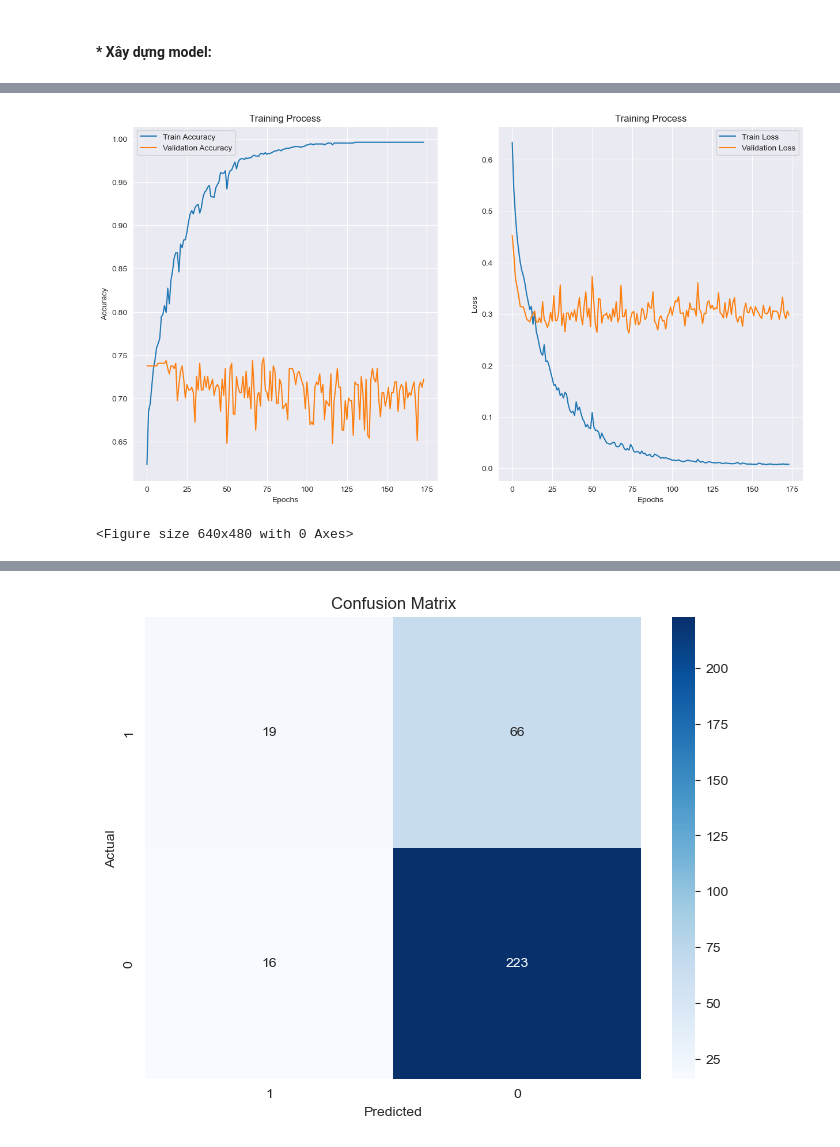
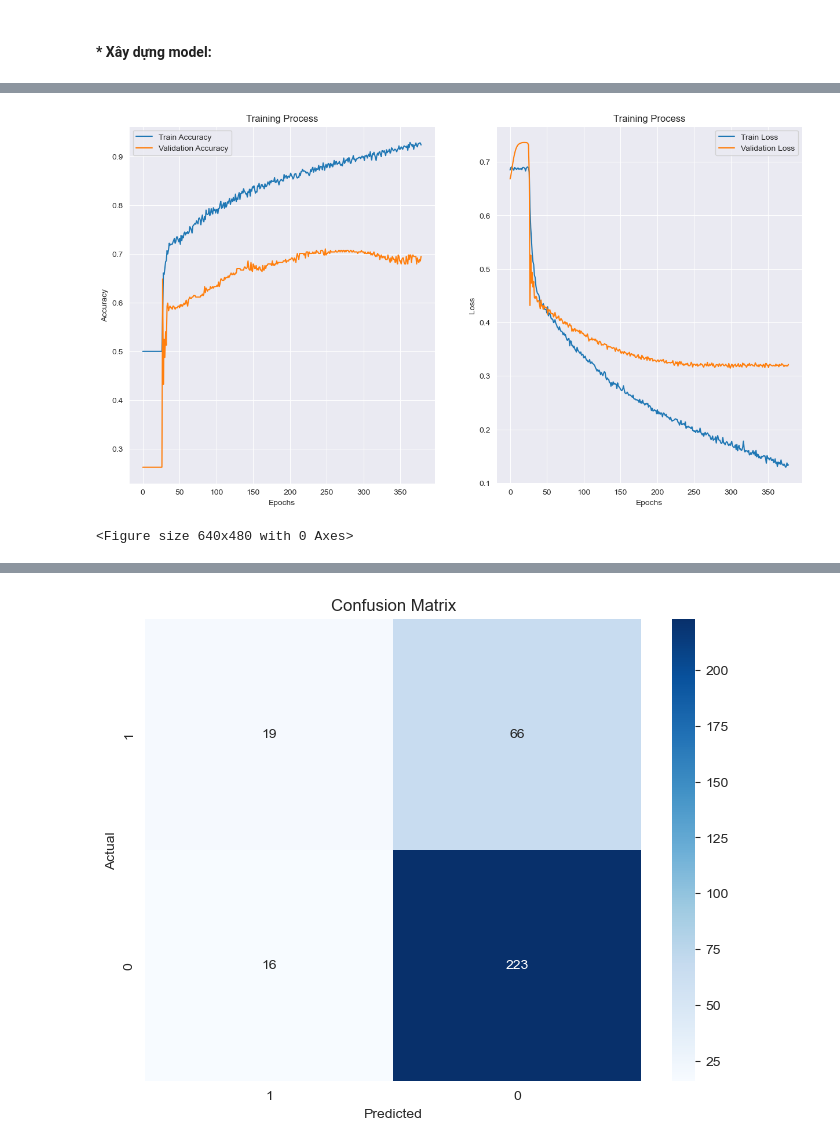
Before and after one commit to dinhtanloc/ads_prj_nckh, a Jupyter notebook: prj/5.deep_learning_model/hypercolumn/ResNet.ipynb, the cells around one changed output, grey strips where cells are left out. Cells and saved outputs as stored; diff of their text form; code cells hidden in the pictures.

```diff
--- a/prj/5.deep_learning_model/hypercolumn/ResNet.ipynb
+++ b/prj/5.deep_learning_model/hypercolumn/ResNet.ipynb
@@ -241,17 +241,17 @@ def conv_block(input_tensor, kernel_size, filters, stage, block, strides=2):
     x = Activation('relu')(x)
     return x
 # %%
-early_stopping = EarlyStopping(monitor='val_accuracy',
+early_stopping = EarlyStopping(monitor='val_loss',
     min_delta=0.00005,
-    patience=30,
+    patience=20,
     verbose=1,
     restore_best_weights=True,
 )
 
 lr_scheduler = ReduceLROnPlateau(
-    monitor='val_accuracy',
+    monitor='val_loss',
     factor=0.5,
-    patience=20,
+    patience=7,
     min_lr=0.000001,
     verbose=1,
 )
@@ -261,7 +307,7 @@ from tensorflow.keras.layers import ZeroPadding1D, Conv1D, MaxPooling1D, GlobalA
 from tensorflow.keras.models import Model
 from scikeras.wrappers import KerasClassifier
 
-def build_model(learning_rate, filters1, filters2, filters3):
+def build_model(filters1, filters2, filters3,filters4,filters5):
     input_shape = (42, 1)
     x_input = Input(shape=input_shape)
 
@@ -283,9 +329,22 @@ def build_model(learning_rate, filters1, filters2, filters3):
     x = identity_block(block2_output, 3, [filters2, filters2, filters3], stage=3, block='c')
     x = identity_block(x, 3, [filters2, filters2, filters3], stage=3, block='d')
 
+    x = conv_block(x, 3,[filters3, filters3, filters4], stage=4, block='a')
+    block3_output = identity_block(x, 3,[filters3, filters3, filters4], stage=4, block='b')
+    x = identity_block(block3_output, 3,[filters3, filters3, filters4], stage=4, block='c')
+    x = identity_block(x, 3,[filters3, filters3, filters4], stage=4, block='d')
+    x = identity_block(x, 3,[filters3, filters3, filters4], stage=4, block='e')
+    x = identity_block(x, 3,[filters3, filters3, filters4], stage=4, block='f')
+
+    x = conv_block(x, 3,  [filters4, filters4, filters5], stage=5, block='a')
+    block4_output = identity_block(x, 3,  [filters4, filters4, filters5], stage=5, block='b')
+    x = identity_block(block4_output, 3,  [filters4, filters4, filters5], stage=5, block='c')
+
     # Hypercolumn formation
     hypercolumns = concatenate([GlobalAveragePooling1D()(block1_output),
                                 GlobalAveragePooling1D()(block2_output),
+                                GlobalAveragePooling1D()(block3_output),
+                                GlobalAveragePooling1D()(block4_output),
                                 GlobalAveragePooling1D()(x)], axis=-1)
 
     # Final Dense layers
@@ -296,6 +355,6 @@ def build_model(learning_rate, filters1, filters2, filters3):
     model = Model(inputs=x_input, outputs=x, name='resnet50_1d_hypercolumn')
 
     # Compile model
-    model.compile(optimizer=Adam(learning_rate=learning_rate), loss=dice_coef_loss, metrics=['accuracy',f1_score])
+    model.compile(optimizer=Adam(learning_rate=0.001), loss=dice_coef_loss, metrics=['accuracy',f1_score])
 
     return model
@@ -341,0 +425,3 @@ Error:
+# %%
+resnet50=build_model(64,128,256)
+resnet50.summary()
@@ -342,5 +450,5 @@ Error:
 # %%
-resNet50.fit(x=dict_data[data_order][0],y=dict_data[data_order][1].toarray(),
+resnet50.fit(dict_data[data_order][0],dict_data[data_order][1].toarray(),
           validation_data=(dict_data[data_order][2],dict_data[data_order][3].toarray()),
           batch_size=64,epochs= 10000, callbacks=[early_stopping,lr_scheduler],class_weight={0: 0.654690618762475, 1: 2.1161290322580646})
 # %% [output]
@@ -384,34 +474,34 @@ plt.savefig('train.png')
 import pandas as pd
 import matplotlib.pyplot as plt
 
 # Lấy dữ liệu từ history
-history = resNet50.history.history
+history = resnet50.history.history
 
 # Vẽ biểu đồ
 fig, axes = plt.subplots(1, 2, figsize=(15, 8))
 
 # Biểu đồ accuracy của tập kiểm tra và tập validation
 axes[0].plot(pd.DataFrame(history['accuracy']), label='Train Accuracy')
 axes[0].plot(pd.DataFrame(history['val_accuracy']), label='Validation Accuracy')
 axes[0].set_title('Training Process')
 axes[0].set_xlabel('Epochs')
 axes[0].set_ylabel('Accuracy')
 axes[0].legend()
 
 # Biểu đồ loss của tập kiểm tra và tập validation
 axes[1].plot(pd.DataFrame(history['loss']), label='Train Loss')
 axes[1].plot(pd.DataFrame(history['val_loss']), label='Validation Loss')
 axes[1].set_title('Training Process')
 axes[1].set_xlabel('Epochs')
 axes[1].set_ylabel('Loss')
 axes[1].legend()
 
 # Hiển thị biểu đồ
 plt.show()
 
 # Lưu biểu đồ vào file
 plt.savefig('train.png')
 # %% [output]
-[figure, old version]
+[figure, new version]
 <Figure size 640x480 with 0 Axes>
 # %%
```
Also changed, not shown: parts of 13 cells of this notebook, 2 other files.
